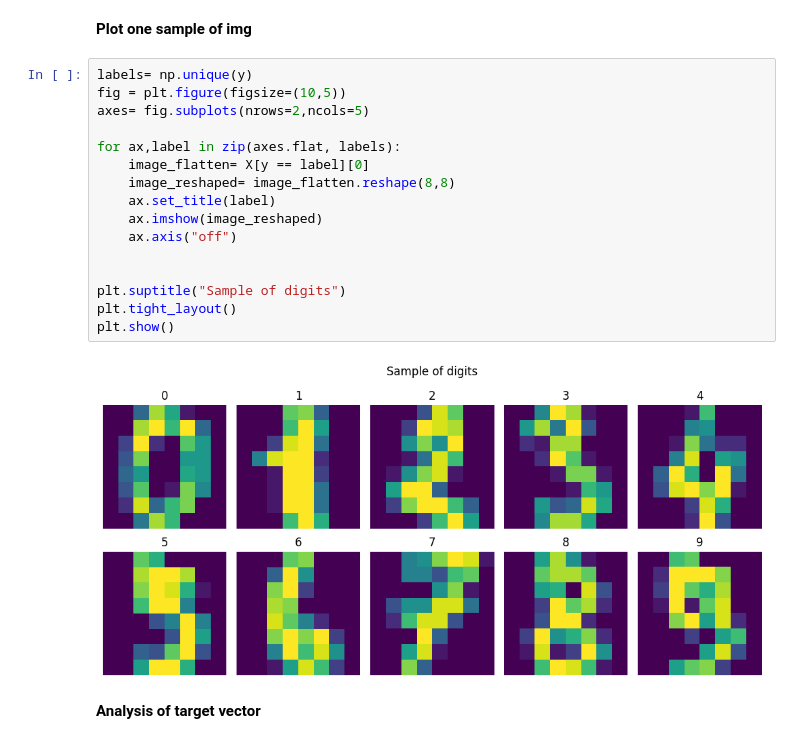
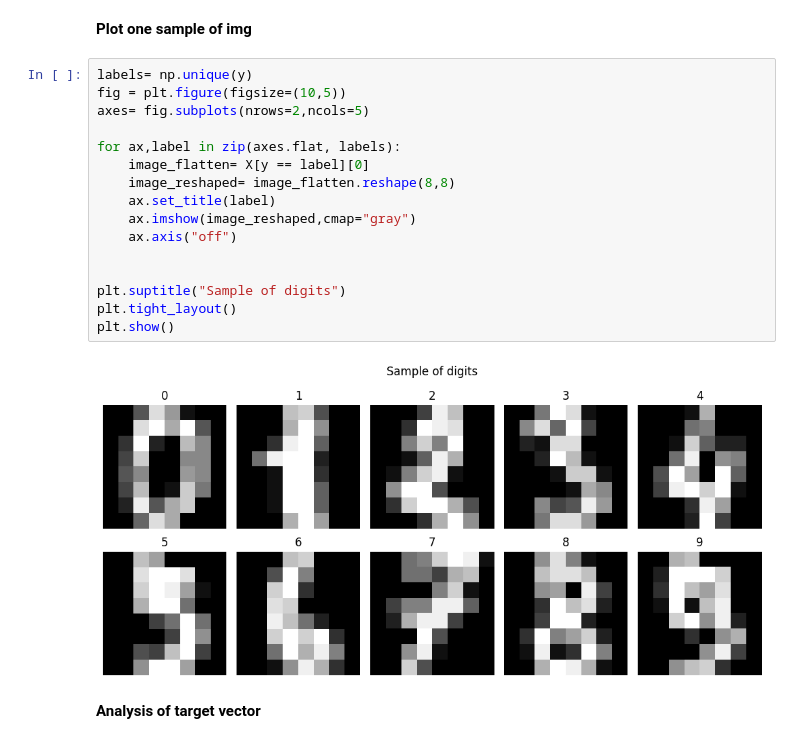
Before and after one commit to ginoferretti/digit_classifier, a Jupyter notebook: 01.explorative_data_analysis.ipynb, the cells around one changed output. Drawn from its saved outputs; the diff is of its cells as text.

```diff
--- a/01.explorative_data_analysis.ipynb
+++ b/01.explorative_data_analysis.ipynb
@@ -60,21 +60,21 @@ The min of the feature matrix is 0.0
 # %%
 labels= np.unique(y)
 fig = plt.figure(figsize=(10,5))
 axes= fig.subplots(nrows=2,ncols=5)
 
 for ax,label in zip(axes.flat, labels):
     image_flatten= X[y == label][0]
     image_reshaped= image_flatten.reshape(8,8)
     ax.set_title(label)
-    ax.imshow(image_reshaped)
+    ax.imshow(image_reshaped,cmap="gray")
     ax.axis("off")
 
 
 plt.suptitle("Sample of digits")
 plt.tight_layout()
 plt.show()
 # %% [output]
-[figure, old version]
+[figure, new version]
 # %% [markdown]
 **Analysis of target vector**
 # %%
```
Also changed, not shown: 1 other file.
